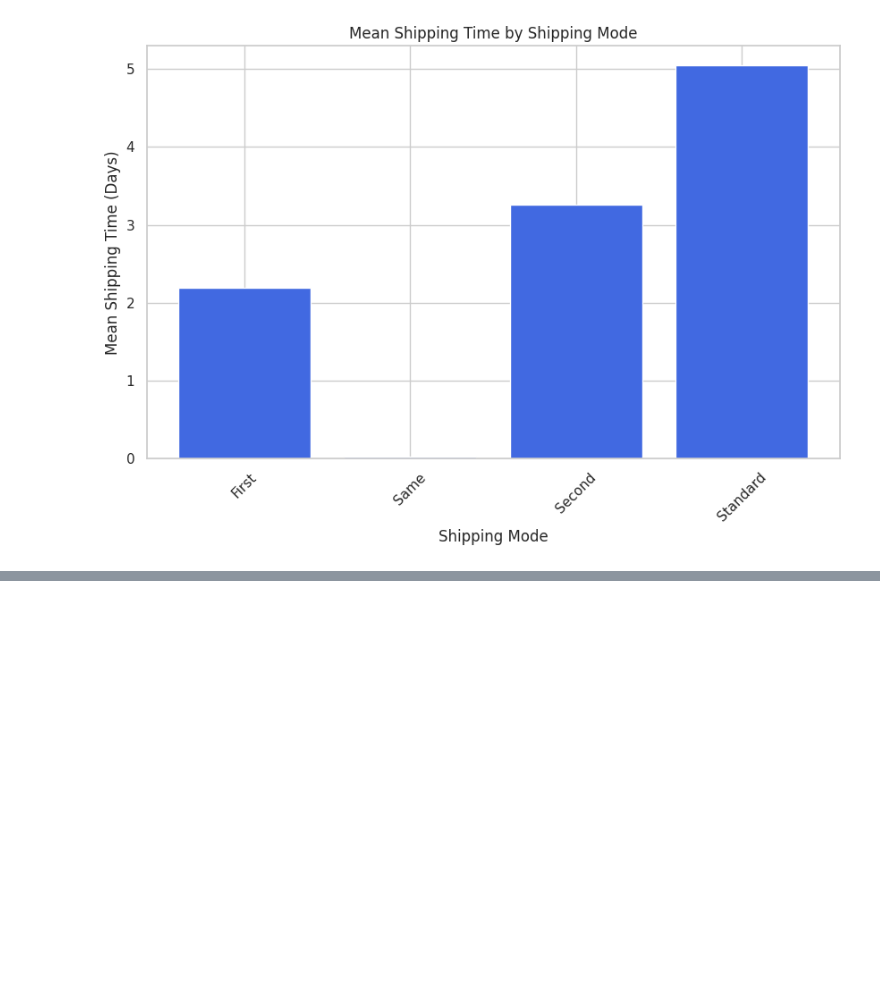
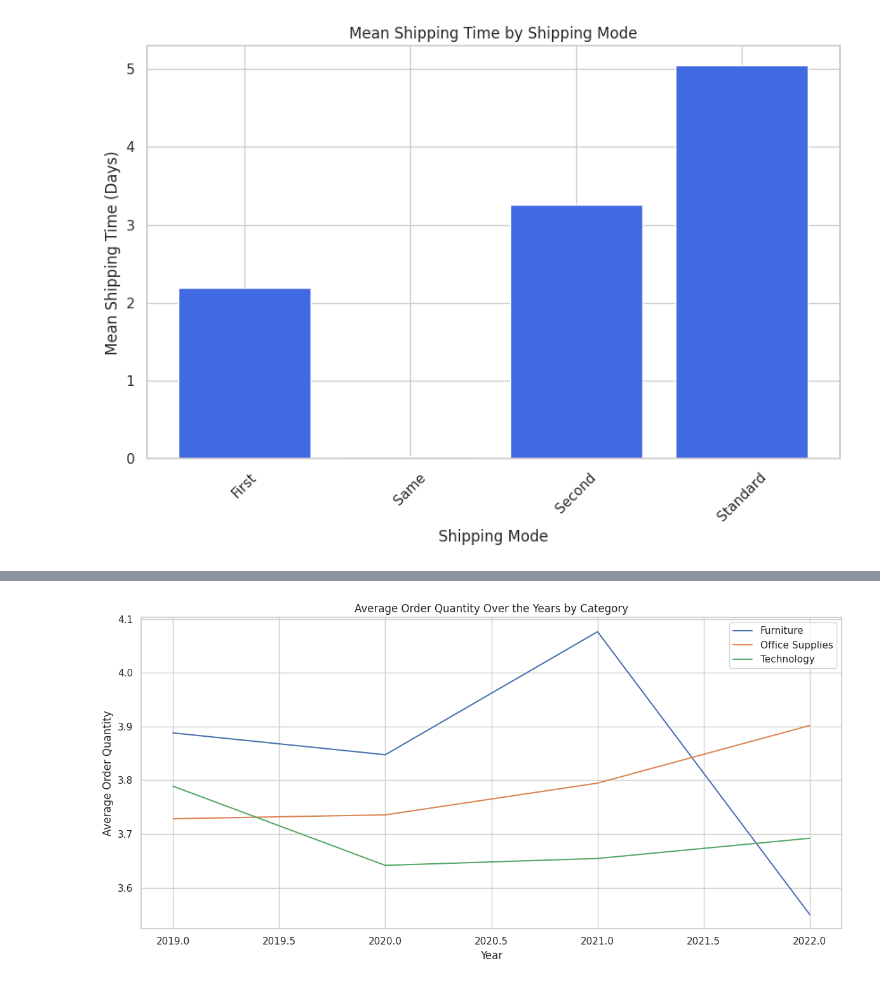
Before and after one commit to mithun-mith/Superstore_charts-, a Jupyter notebook: Superstore_charts.ipynb, the cells around one changed output, grey strips where cells are left out. Drawn from its saved outputs; the diff is of its cells as text; code cells hidden in the pictures; blank space fills up the shorter version.

```diff
--- a/Superstore_charts.ipynb
+++ b/Superstore_charts.ipynb
@@ -410,0 +500,32 @@ plt.show()
+# %%
+import pandas as pd
+import matplotlib.pyplot as plt
+
+# Ensure 'Order Date' is in datetime format
+df['Order Date'] = pd.to_datetime(df['Order Date'])
+
+# Extract the year from the 'Order Date' column
+df['Year'] = df['Order Date'].dt.year
+
+# Group the data by 'Year' and 'Category' and calculate the average order quantity
+avg_order_quantity = df.groupby(['Year', 'Category'])['Quantity'].mean().reset_index()
+
+# Create a line chart
+plt.figure(figsize=(12, 6))
+
+# Iterate through unique categories and plot a line for each category
+categories = df['Category'].unique()
+for category in categories:
+    category_data = avg_order_quantity[avg_order_quantity['Category'] == category]
+    plt.plot(category_data['Year'], category_data['Quantity'], label=category)
+
+plt.xlabel('Year')
+plt.ylabel('Average Order Quantity')
+plt.title('Average Order Quantity Over the Years by Category')
+plt.legend()
+plt.grid(True)
+
+plt.tight_layout()
+plt.show()
+# %% [output]
+[figure, added]
```
Also changed, not shown: parts of 9 cells of this notebook.
